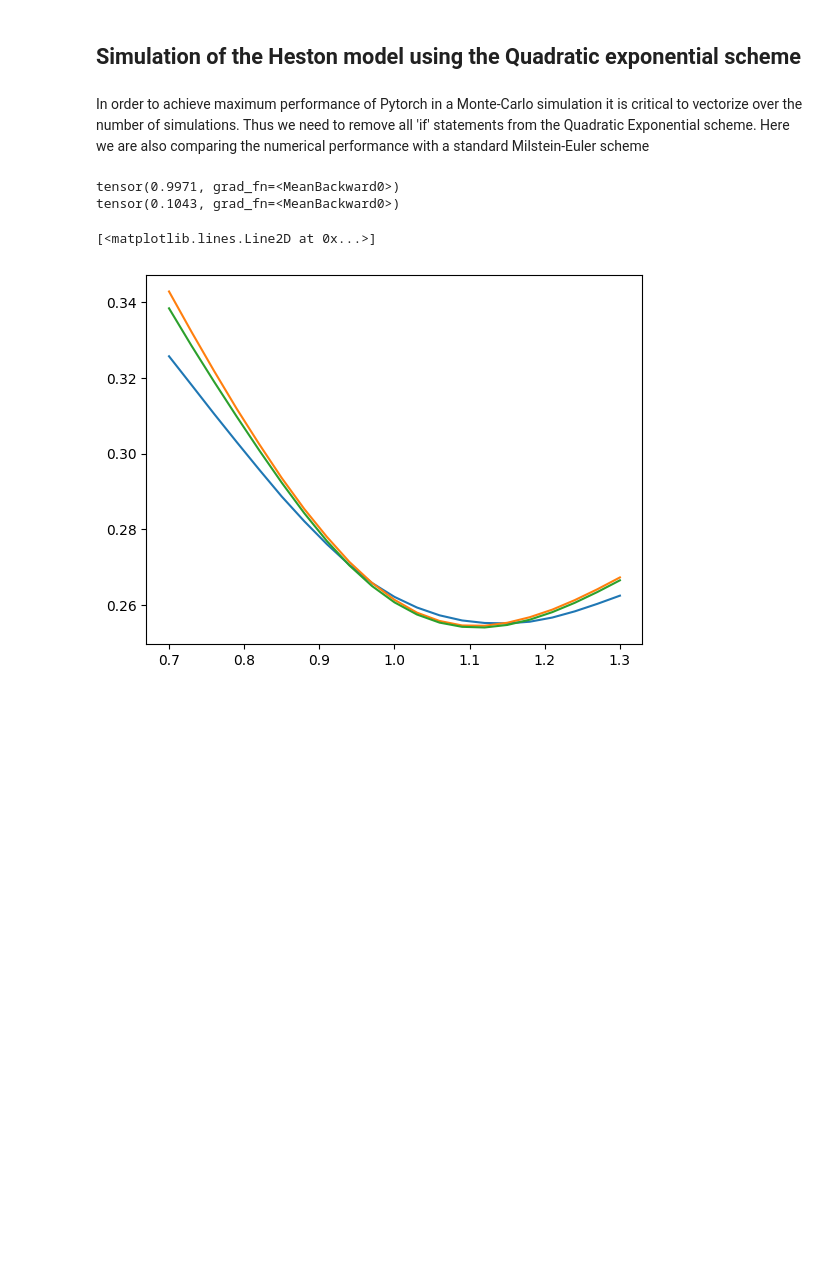
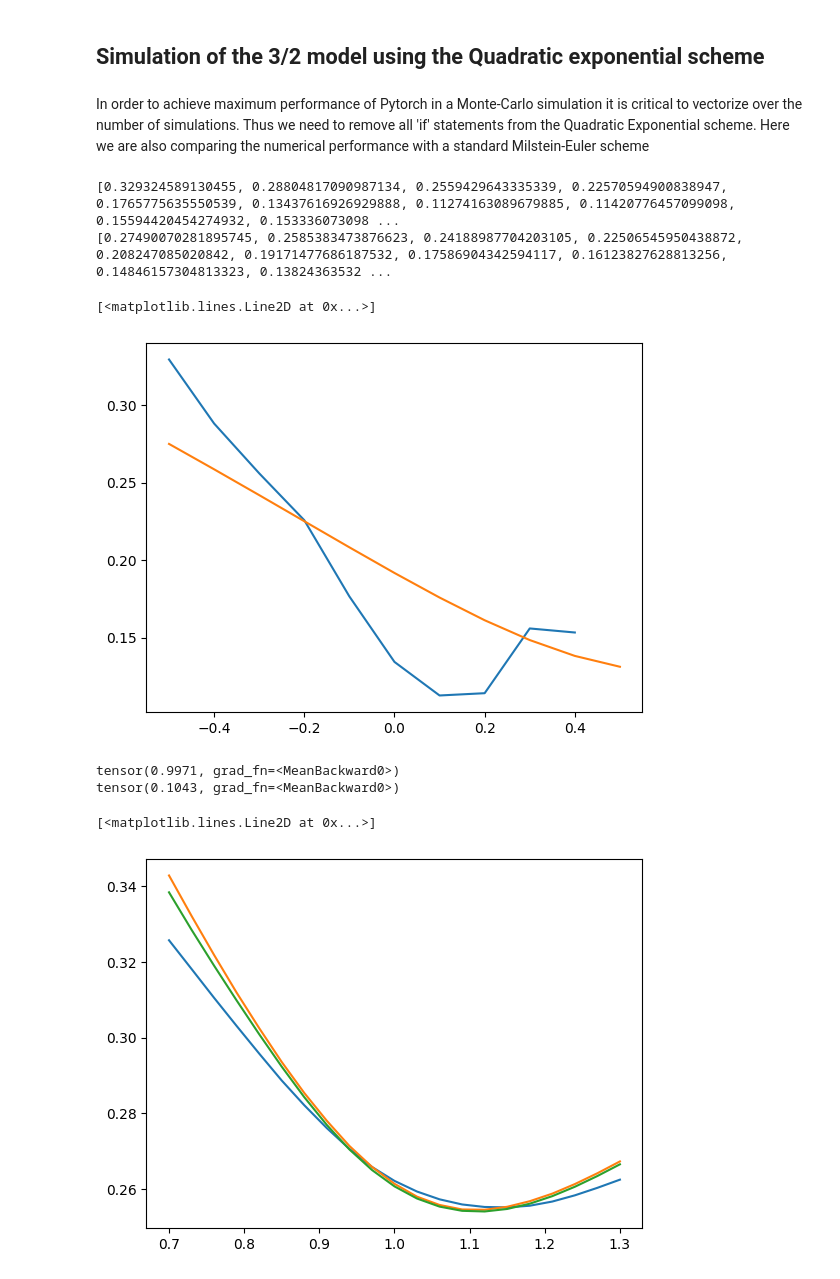
Before and after one commit to QuantAnalyticsTorch/quant_analytics_torch, a Jupyter notebook: docs/source/examples/32QuadraticExponentialSimulation.ipynb, the cells around one changed output. Drawn from its saved outputs; the diff is of its cells as text; code cells hidden in the pictures; blank space fills up the shorter version.

```diff
--- a/docs/source/examples/32QuadraticExponentialSimulation.ipynb
+++ b/docs/source/examples/32QuadraticExponentialSimulation.ipynb
@@ -1,5 +1,5 @@
 # %% [markdown]
-## Simulation of the Heston model using the Quadratic exponential scheme
+## Simulation of the 3/2 model using the Quadratic exponential scheme
 # %% [markdown]
 In order to achieve maximum performance of Pytorch in a Monte-Carlo simulation it is critical to vectorize over the number of simulations. Thus we need to remove all 'if' statements from the Quadratic Exponential scheme. Here we are also comparing the numerical performance with a standard Milstein-Euler scheme
 # %%
@@ -16,3 +16,31 @@ from quant_analytics_torch.analytics.characteristicfunction import heston_option
+# %%
+strikes = [-0.5, -0.4, -0.3, -0.2, -0.1, 0, 0.1, 0.2, 0.3, 0.4, 0.5]
+ivs_heston = []
+ivs_3_2 = []
+
+for it in strikes:
+    strike = np.exp(it)
+    price = heston_option_price(strike,1,0.04,1,0.04,1,-0.7,1)
+    iv = blackanalytics.impliedvolatility(price,1,strike,1)
+    ivs_heston.append(iv)
+
+for it in strikes:
+    strike = np.exp(it)
+    price = threeovertwo_option_price(strike,1,0.04,22,0.09,8,-0.8,1)
+    iv = blackanalytics.impliedvolatility(price.real,1,strike,1)
+    ivs_3_2.append(iv)
+
+print(ivs_heston)
+print(ivs_3_2)
+# %% [output]
+[0.329324589130455, 0.28804817090987134, 0.2559429643335339, 0.22570594900838947, 0.1765775635550539, 0.13437616926929888, 0.11274163089679885, 0.11420776457099098, 0.15594420454274932, 0.153336073098 ...
+[0.27490070281895745, 0.2585383473876623, 0.24188987704203105, 0.22506545950438872, 0.208247085020842, 0.19171477686187532, 0.17586904342594117, 0.16123827628813256, 0.14846157304813323, 0.13824363532 ...
+# %%
+plt.plot(strikes,ivs_heston)
+plt.plot(strikes,ivs_3_2)
+# %% [output]
+[<matplotlib.lines.Line2D at 0x...>]
+[figure, added]
 # %%
 def milstein_euler_simulation(rho, theta, kappa, eta, T, paths, n_dt):
     dt = T/n_dt
```
Also changed, not shown: parts of 1 cell of this notebook, 1 other file.
